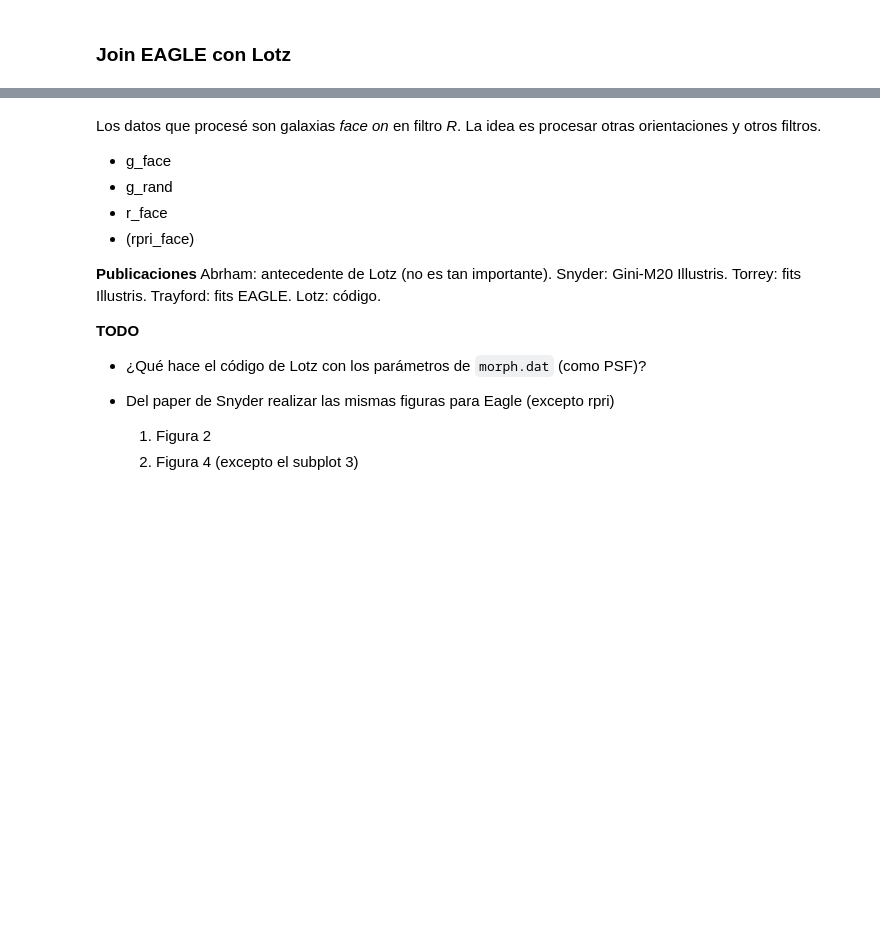
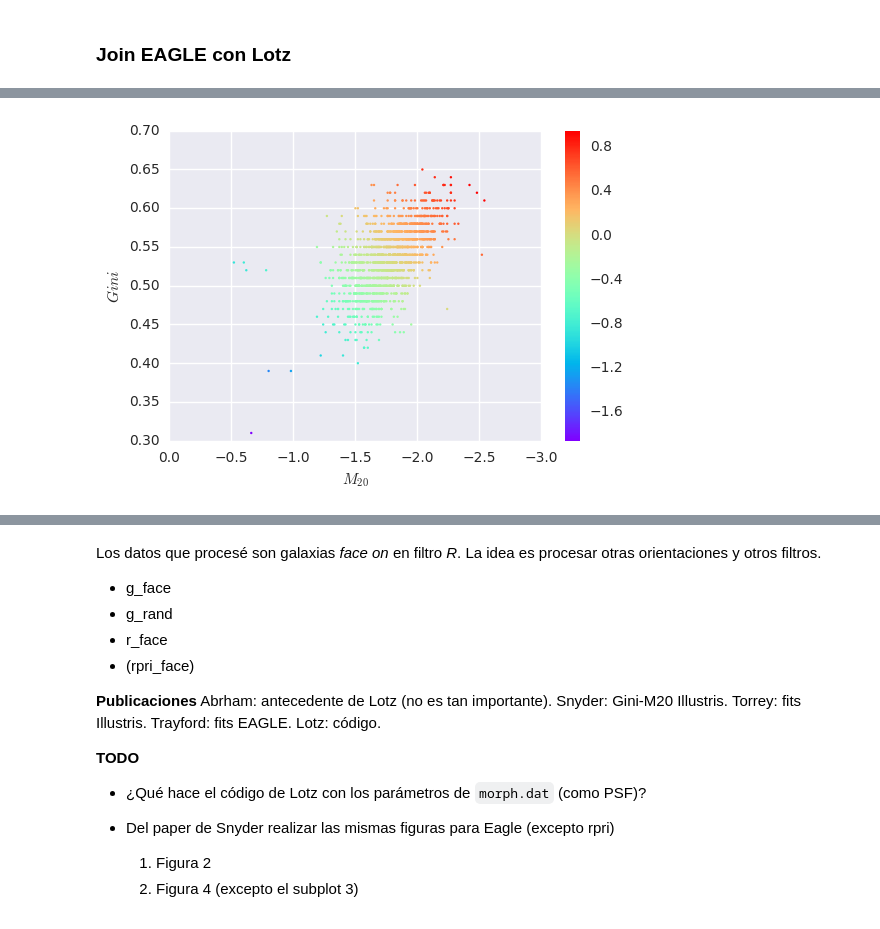
Before and after one commit to matiasbattocchia/ex_tesis, a Jupyter notebook: código/Morfologías.ipynb, the cells around one changed output, grey strips where cells are left out. Cells and saved outputs as stored; diff of their text form; code cells hidden in the pictures; blank space fills up the shorter version.

```diff
--- a/código/Morfologías.ipynb
+++ b/código/Morfologías.ipynb
@@ -164,3 +205,9 @@ lotz_data = lotz_data[(lotz_data.flag == 0) & (lotz_data.s_n >= 2.5)]
+# %%
+def F(gini, m20):
+    f = np.abs(-0.693 * m20 + 4.95 * gini - 3.85)
+    return np.where(gini >= 0.14 * m20 + 0.778, f, -f)
+# %%
+lotz['f'] = F(lotz.gini, lotz.m20)
 # %% [markdown]
 ### Join EAGLE con Lotz
 # %%
@@ -178,0 +225,12 @@ plt.savefig('gini_m20.png')
+# %%
+df = pd.merge(eagle_sfr, lotz, how='inner', on='id')
+# %%
+fig, ax = plt.subplots()
+df.plot.scatter(x='m20', y='gini', c=df.f, s=3, edgecolor='none', cmap='rainbow', ax=ax)
+plt.xlim(plt.xlim(-3,0)[::-1])
+plt.ylim(0.3,0.7)
+plt.xlabel('$M_{20}$')
+plt.ylabel('$Gini$')
+plt.savefig('F_gini_vs_m20.png')
+# %% [output]
+[figure, added]
```
Also changed, not shown: parts of 11 cells of this notebook, 7 other files.
